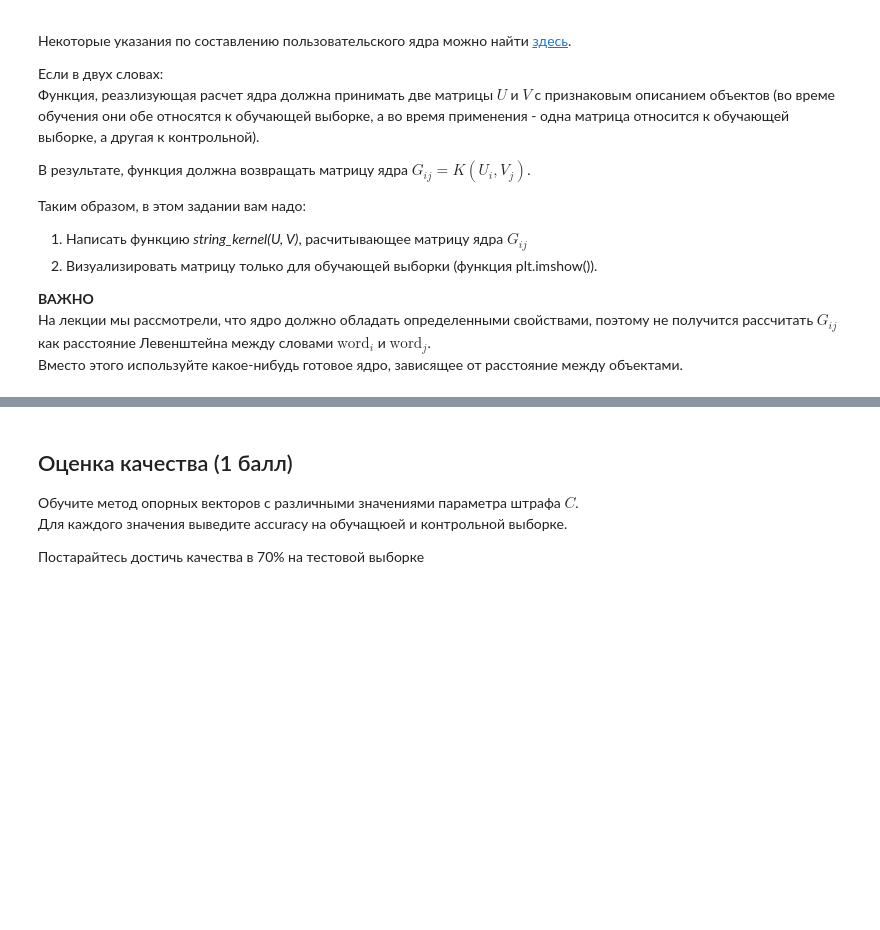
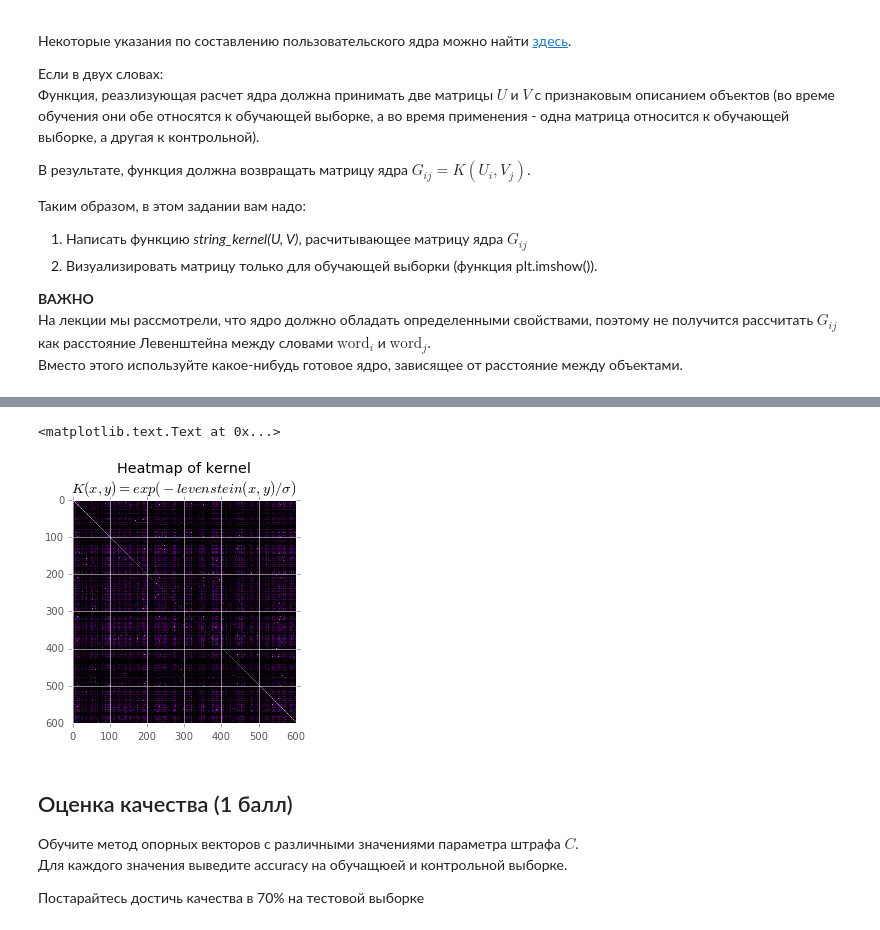
Before and after one commit to rudolphyo/ML-Python, a Jupyter notebook: hw1_svm.ipynb, the cells around one changed output, grey strips where cells are left out. Drawn from its saved outputs; the diff is of its cells as text; code cells hidden in the pictures; blank space fills up the shorter version.

```diff
--- a/hw1_svm.ipynb
+++ b/hw1_svm.ipynb
@@ -280,0 +297,13 @@ X_train, X_test, y_train, y_test = train_test_split(sampled_words.index, sampled
+# %%
+RND_SEED = 42
+sampled_words = np.array(words.index)
+np.random.shuffle(sampled_words)
+
+#wp_eng = np.genfromtxt('w&p_es.txt', dtype='str')
+#wp_es = np.genfromtxt('w&p_eng.txt', dtype='str')
+
+words_ = np.concatenate((wp_eng.word, wp_es.word))
+indexes = np.array(words.index[sampled_words])
+labels = words.label[sampled_words]
+
+X_train, X_test, y_train, y_test = train_test_split(indexes[:1000], labels[:1000], test_size=0.4, random_state=RND_SEED)
@@ -297,0 +336,9 @@ X_train, X_test, y_train, y_test = train_test_split(sampled_words.index, sampled
+# %%
+sigma = 1
+
+def string_kernel(U_matrix, V_matrix):
+    G_matrix = np.zeros((len(U_matrix), len(V_matrix)))
+    for i in range(len(U_matrix)):
+        for j in range(len(V_matrix)):
+            G_matrix[i][j] = np.exp(-1. * calculate_levenshtein(words_[U_matrix[i]], words_[V_matrix[j]]) / sigma)
+    return G_matrix
@@ -298,3 +366,10 @@ X_train, X_test, y_train, y_test = train_test_split(sampled_words.index, sampled
+# %%
+G = string_kernel(X_train, X_train)
+plt.imshow(G, cmap='spectral')
+plt.title("Heatmap of kernel\n" + r'$K(x, y) = exp(-levenstein(x, y)/\sigma) $')
+# %% [output]
+<matplotlib.text.Text at 0x...>
+[figure, added]
 # %% [markdown]
 ## Оценка качества (1 балл)
 
```
Also changed, not shown: parts of 21 cells of this notebook.
